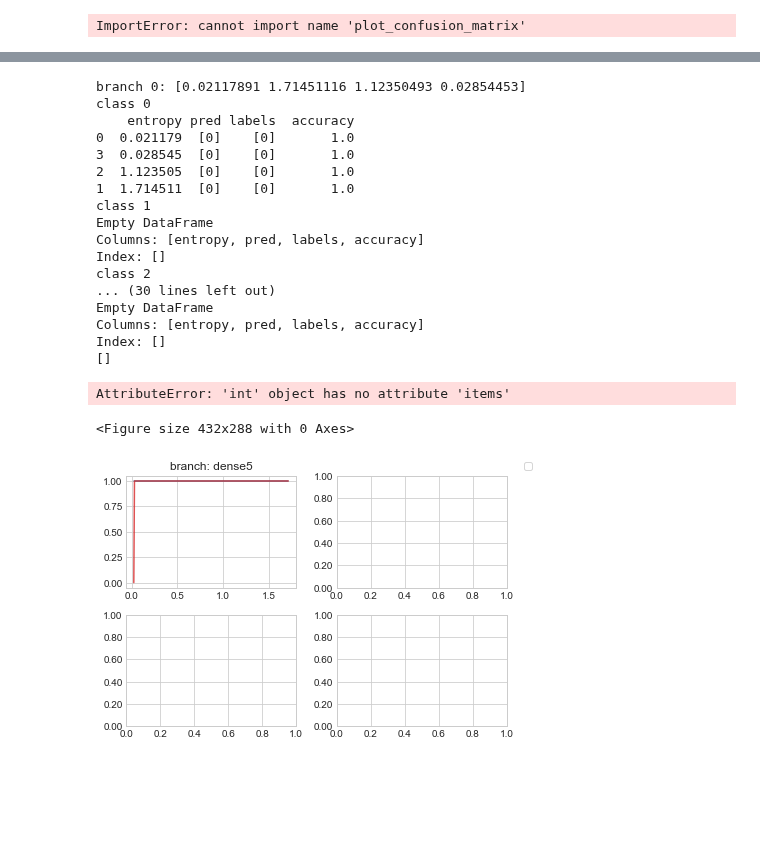
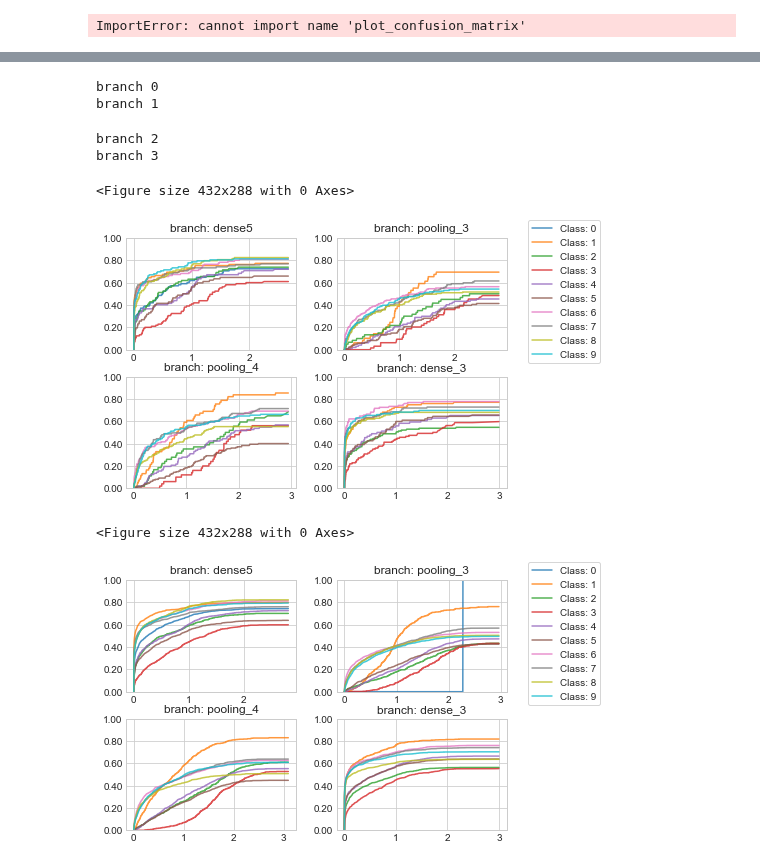
Before and after one commit to SanityLacking/BrevisNet, a Jupyter notebook: graphs.ipynb, the cells around one changed output, grey strips where cells are left out. Saved outputs shown, nothing was run; the diff lists cells and outputs as text; code cells hidden in the pictures; blank space fills up the shorter version.

```diff
--- a/graphs.ipynb
+++ b/graphs.ipynb
@@ -763,32 +715,47 @@ def kneeTest(pred, labels, entropy, num_outputs, classes, output_names=[]):
     return returnData
 # %%
-pred = [[0],[3],[3],[3]]
-# pred = [[3, 3, 3, 3], [8, 8, 8, 8], [1, 1, 8, 1], [0, 8, 8, 1], [6, 6, 6, 6]]
-entropy = [[0.02117890713197057], [1.7145111565508644], [1.123504928401738], [0.02854453329516289]]
-# entropy = [[0.02117890713197057, 1.7145111565508644, 1.123504928401738, 0.02854453329516289], [0.2051342868918917, 0.12891920859567874, 0.06274062780065608, 0.02574753698232482], [0.9602549250481593, 0.6424450601952321, 1.148021184171209, 1.1666995927769988], [0.005653360056361332, 1.391790668156026, 0.33770517085116436, 1.6566820996289247], [0.04327244093902029, 0.9537953160858115, 0.834290747567063, 0.010300220967992246]]
-# labels = [[3, 3, 3, 3], [8, 8, 8, 8], [8, 8, 8, 8], [0, 0, 0, 0], [6, 6, 6, 6]]
-labels = [[0],[1],[2],[3]]
+# pred = [[0],[3],[3],[3]]
+# # pred = [[3, 3, 3, 3], [8, 8, 8, 8], [1, 1, 8, 1], [0, 8, 8, 1], [6, 6, 6, 6]]
+# entropy = [[0.02117890713197057], [1.7145111565508644], [1.123504928401738], [0.02854453329516289]]
+# # entropy = [[0.02117890713197057, 1.7145111565508644, 1.123504928401738, 0.02854453329516289], [0.2051342868918917, 0.12891920859567874, 0.06274062780065608, 0.02574753698232482], [0.9602549250481593, 0.6424450601952321, 1.148021184171209, 1.1666995927769988], [0.005653360056361332, 1.391790668156026, 0.33770517085116436, 1.6566820996289247], [0.04327244093902029, 0.9537953160858115, 0.834290747567063, 0.010300220967992246]]
+# # labels = [[3, 3, 3, 3], [8, 8, 8, 8], [8, 8, 8, 8], [0, 0, 0, 0], [6, 6, 6, 6]]
+# labels = [[0],[1],[2],[3]]
+import csv
+
+with open('results/labels.csv', newline='') as f:
+    reader = csv.reader(f,quoting=csv.QUOTE_NONNUMERIC)
+    pred = list(reader)
+with open('results/predClasses.csv', newline='') as f:
+    reader = csv.reader(f,quoting=csv.QUOTE_NONNUMERIC)
+    labels = list(reader)
+with open('results/predEntropy.csv', newline='') as f:
+    reader = csv.reader(f,quoting=csv.QUOTE_NONNUMERIC)
+    entropy = list(reader)
 
 y = kneeTest(pred, labels, entropy, 4,[0,1,2,3,4,5,6,7,8,9], ["dense5","pooling_3","pooling_4","dense_3"])
-print(y)
+# print(y)
 # %% [output]
-branch 0: [0.02117891 1.71451116 1.12350493 0.02854453]
-class 0
-    entropy pred labels  accuracy
-0  0.021179  [0]    [0]       1.0
-3  0.028545  [0]    [0]       1.0
-2  1.123505  [0]    [0]       1.0
-1  1.714511  [0]    [0]       1.0
-class 1
-Empty DataFrame
-Columns: [entropy, pred, labels, accuracy]
-Index: []
-class 2
-... (30 lines left out)
-Empty DataFrame
-Columns: [entropy, pred, labels, accuracy]
-Index: []
-[]
+branch 0
+branch 1
-AttributeError: 'int' object has no attribute 'items'
+branch 2
+branch 3
 <Figure size 432x288 with 0 Axes>
-[figure, old version]
+[figure, new version]
+# %%
+import csv
+
+with open('results/labels_full.csv', newline='') as f:
+    reader = csv.reader(f,quoting=csv.QUOTE_NONNUMERIC)
+    pred = list(reader)
+with open('results/predClasses_full.csv', newline='') as f:
+    reader = csv.reader(f,quoting=csv.QUOTE_NONNUMERIC)
+    labels = list(reader)
+with open('results/predEntropy_full.csv', newline='') as f:
+    reader = csv.reader(f,quoting=csv.QUOTE_NONNUMERIC)
+    entropy = list(reader)
+
+y = kneeTest(pred, labels, entropy, 4,[0,1,2,3,4,5,6,7,8,9], ["dense5","pooling_3","pooling_4","dense_3"])
+# print(y)
+# %% [output]
+<Figure size 432x288 with 0 Axes>
+[figure, added]
```
Also changed, not shown: parts of 8 cells of this notebook.
